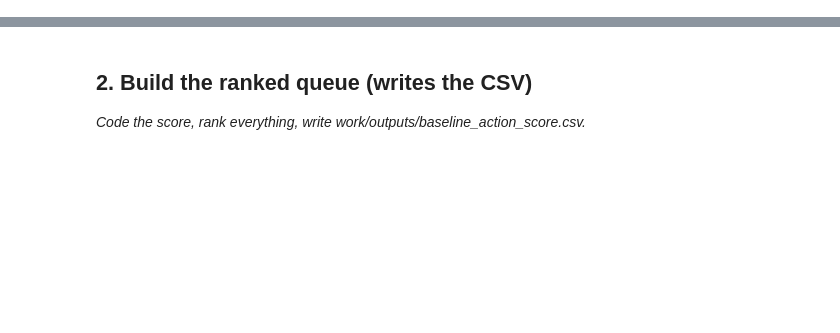
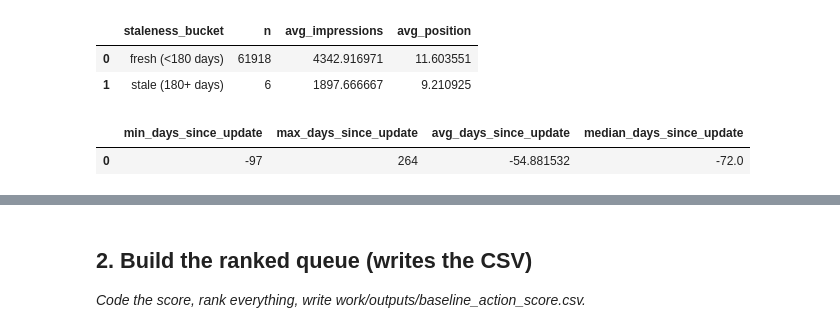
Before and after one commit to abbas-707/FlyRank-Internship, a Jupyter notebook: work/notebooks/w04_baseline_score.ipynb, the cells around one changed output, grey strips where cells are left out. Drawn from its saved outputs; the diff is of its cells as text; code cells hidden in the pictures; blank space fills up the shorter version.

```diff
--- a/work/notebooks/w04_baseline_score.ipynb
+++ b/work/notebooks/w04_baseline_score.ipynb
@@ -15,0 +44,61 @@ This skeleton is yours to fill. Work the sections **in order** — each one has
+# %%
+# Signal Check 1: Staleness (behind the stale_visible_page flag:
+# days_since_last_update >= 180 and impressions_90d >= 500)
+
+staleness_check = con.sql("""
+    WITH march_data AS (
+        SELECT
+            content_hash_id,
+            client_hash_id,
+            SUM(gsc_impressions) AS impressions_march,
+            AVG(gsc_avg_position) AS avg_position_march
+        FROM 'hf://datasets/FlyRank/internship-warehouse/fact_content_daily_performance/month=2026-03/*.parquet'
+        GROUP BY content_hash_id, client_hash_id
+    ),
+    joined AS (
+        SELECT
+            m.*,
+            c.content_updated_date,
+            DATE_DIFF('day', c.content_updated_date, DATE '2026-03-31') AS days_since_last_update
+        FROM march_data m
+        JOIN 'hf://datasets/FlyRank/internship-warehouse/dim_content.parquet' c
+            ON m.content_hash_id = c.content_hash_id
+    )
+    SELECT
+        CASE WHEN days_since_last_update >= 180 THEN 'stale (180+ days)' ELSE 'fresh (<180 days)' END AS staleness_bucket,
+        COUNT(*) AS n,
+        AVG(impressions_march) AS avg_impressions,
+        AVG(avg_position_march) AS avg_position
+    FROM joined
+    WHERE impressions_march >= 500
+    GROUP BY staleness_bucket
+""").df()
+
+staleness_check
+# %% [output]
+|  | staleness_bucket | n | avg_impressions | avg_position |
+| 0 | fresh (<180 days) | 61918 | 4342.916971 | 11.603551 |
+| 1 | stale (180+ days) | 6 | 1897.666667 | 9.210925 |
+# %%
+# Sanity check: what's the actual distribution of days_since_last_update?
+distribution_check = con.sql("""
+    WITH march_data AS (
+        SELECT content_hash_id, client_hash_id, SUM(gsc_impressions) AS impressions_march
+        FROM 'hf://datasets/FlyRank/internship-warehouse/fact_content_daily_performance/month=2026-03/*.parquet'
+        GROUP BY content_hash_id, client_hash_id
+    )
+    SELECT
+        MIN(DATE_DIFF('day', c.content_updated_date, DATE '2026-03-31')) AS min_days_since_update,
+        MAX(DATE_DIFF('day', c.content_updated_date, DATE '2026-03-31')) AS max_days_since_update,
+        AVG(DATE_DIFF('day', c.content_updated_date, DATE '2026-03-31')) AS avg_days_since_update,
+        MEDIAN(DATE_DIFF('day', c.content_updated_date, DATE '2026-03-31')) AS median_days_since_update
+    FROM march_data m
+    JOIN 'hf://datasets/FlyRank/internship-warehouse/dim_content.parquet' c
+        ON m.content_hash_id = c.content_hash_id
+    WHERE impressions_march >= 500
+""").df()
+
+distribution_check
+# %% [output]
+|  | min_days_since_update | max_days_since_update | avg_days_since_update | median_days_since_update |
+| 0 | -97 | 264 | -54.881532 | -72.0 |
```
Also changed, not shown: parts of 17 cells of this notebook.
